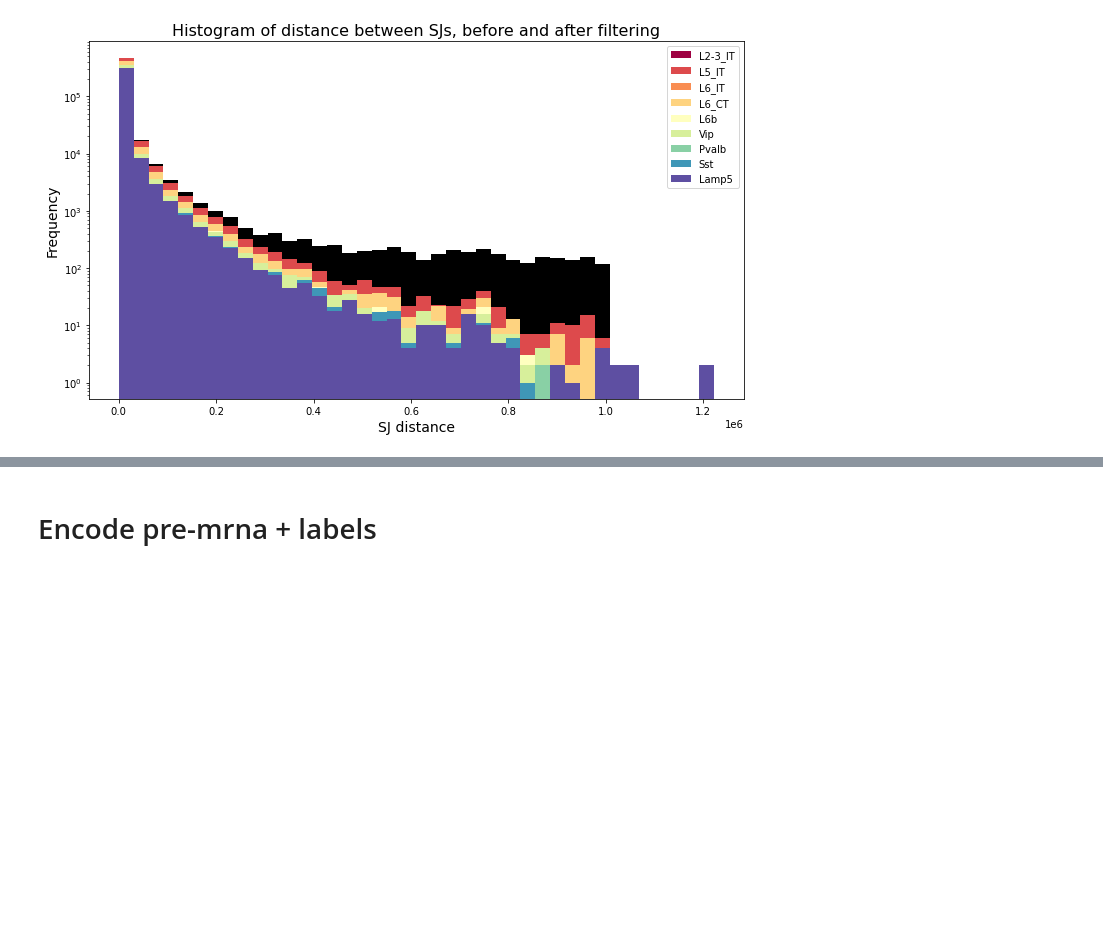
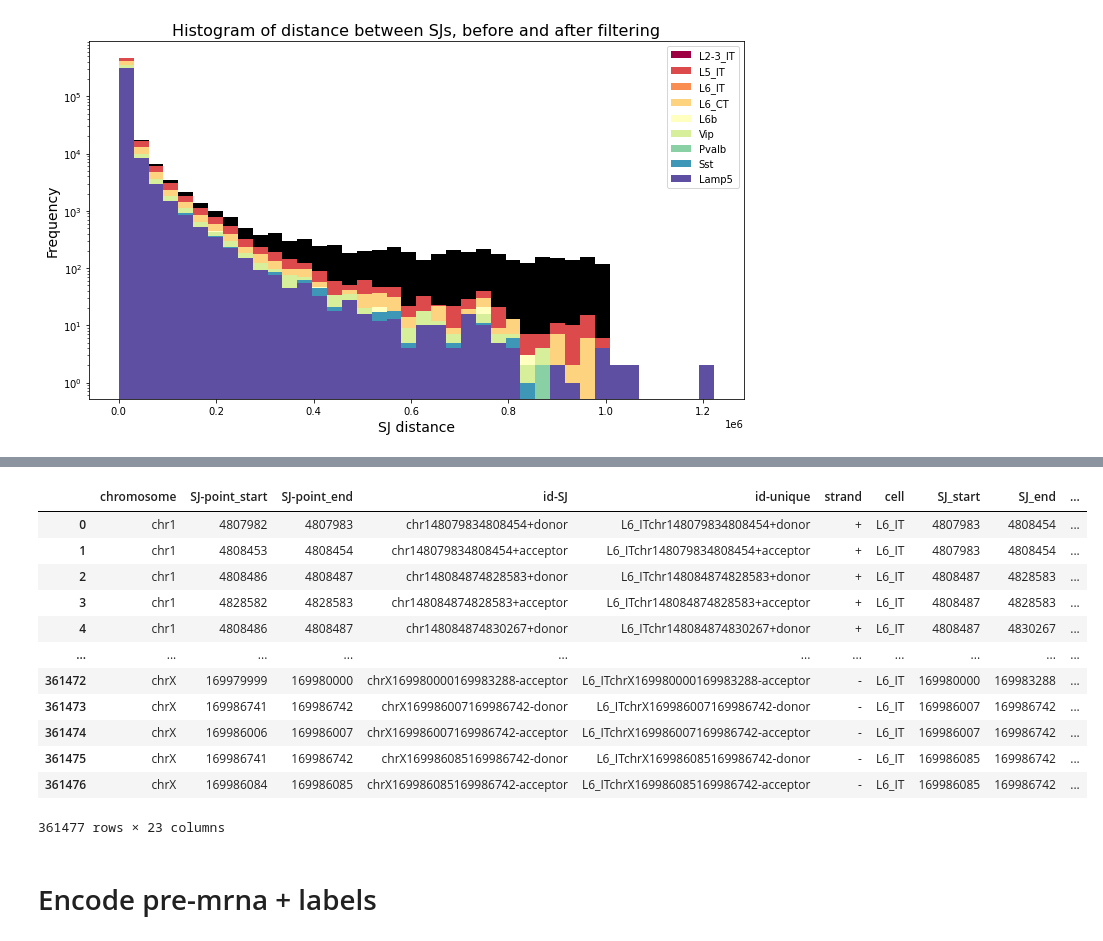
Before and after one commit to dmnburrows/deepNN_splice, a Jupyter notebook: data_process.ipynb, the cells around one changed output, grey strips where cells are left out. Drawn from its saved outputs; the diff is of its cells as text; code cells hidden in the pictures; blank space fills up the shorter version.

```diff
--- a/data_process.ipynb
+++ b/data_process.ipynb
@@ -1367,0 +1523,17 @@ Lamp5
+# %%
+# Group filter -> mean SS usage + SD
+#======================================
+
+glu_l = ['L5_IT', 'L6_IT', 'L6_CT', 'L6b']
+gaba_l = [ 'Vip', 'Pvalb', 'Sst', 'Lamp5']
+name_l = glu_l + gaba_l
+
+path = '/cndd2/dburrows/DATA/splice/smartseq-rna_MOp_biccn/pseudobulk/gran1/'
+
+# for i in range(len(name_l)):
+#     print(name_l[i])
+i=0
+curr0 = pd.read_csv(path+name_l[i] + '/SJ.norm.bed',sep='\t', index_col=False,low_memory=False)
+# %%
+i=1
+curr1 = pd.read_csv(path+name_l[i] + '/SJ.norm.bed',sep='\t', index_col=False,low_memory=False)
@@ -1367,0 +1554,16 @@ Lamp5
+# %%
+curr1
+# %% [output]
+|  | chromosome | SJ-point_start | SJ-point_end | id-SJ | id-unique | strand | cell | SJ_start | SJ_end | ... |
+| 0 | chr1 | 4807982 | 4807983 | chr148079834808454+donor | L6_ITchr148079834808454+donor | + | L6_IT | 4807983 | 4808454 | ... |
+| 1 | chr1 | 4808453 | 4808454 | chr148079834808454+acceptor | L6_ITchr148079834808454+acceptor | + | L6_IT | 4807983 | 4808454 | ... |
+| 2 | chr1 | 4808486 | 4808487 | chr148084874828583+donor | L6_ITchr148084874828583+donor | + | L6_IT | 4808487 | 4828583 | ... |
+| 3 | chr1 | 4828582 | 4828583 | chr148084874828583+acceptor | L6_ITchr148084874828583+acceptor | + | L6_IT | 4808487 | 4828583 | ... |
+| 4 | chr1 | 4808486 | 4808487 | chr148084874830267+donor | L6_ITchr148084874830267+donor | + | L6_IT | 4808487 | 4830267 | ... |
+| ... | ... | ... | ... | ... | ... | ... | ... | ... | ... | ... |
+| 361472 | chrX | 169979999 | 169980000 | chrX169980000169983288-acceptor | L6_ITchrX169980000169983288-acceptor | - | L6_IT | 169980000 | 169983288 | ... |
+| 361473 | chrX | 169986741 | 169986742 | chrX169986007169986742-donor | L6_ITchrX169986007169986742-donor | - | L6_IT | 169986007 | 169986742 | ... |
+| 361474 | chrX | 169986006 | 169986007 | chrX169986007169986742-acceptor | L6_ITchrX169986007169986742-acceptor | - | L6_IT | 169986007 | 169986742 | ... |
+| 361475 | chrX | 169986741 | 169986742 | chrX169986085169986742-donor | L6_ITchrX169986085169986742-donor | - | L6_IT | 169986085 | 169986742 | ... |
+| 361476 | chrX | 169986084 | 169986085 | chrX169986085169986742-acceptor | L6_ITchrX169986085169986742-acceptor | - | L6_IT | 169986085 | 169986742 | ... |
+361477 rows × 23 columns
```
Also changed, not shown: parts of 8 cells of this notebook.
